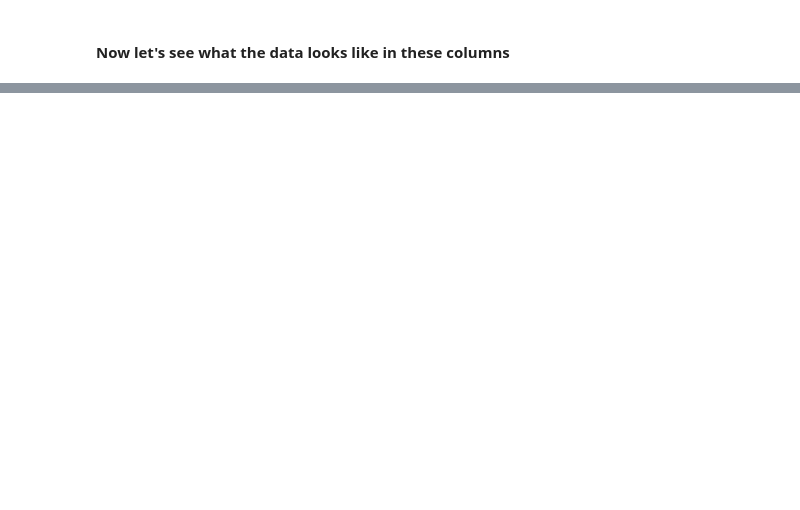
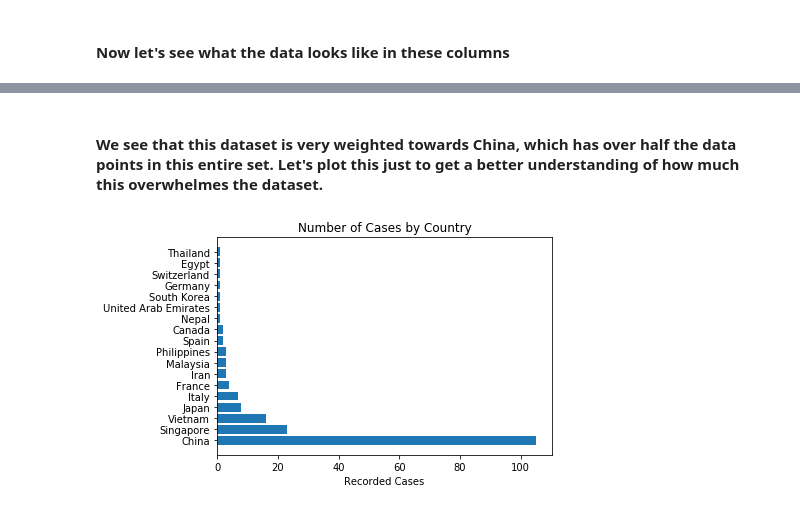
Before and after one commit to jdg021/320_Project, a Jupyter notebook: Project2.ipynb, the cells around one changed output, grey strips where cells are left out. Cells and saved outputs as stored; diff of their text form; code cells hidden in the pictures; blank space fills up the shorter version.

```diff
--- a/Project2.ipynb
+++ b/Project2.ipynb
@@ -117,0 +138,7 @@ This is unfortunate considering this is about half of our dataset, but we can de
+# %%
+#Define data we want to drop
+low_data = ['reported_market_exposure','chronic_disease_binary', 'chronic_disease', 'date_death_or_discharge']
+#Drop uneeded data
+df = df.drop(columns = low_data, errors = 'ignore')
+
+df.describe(include='all')
@@ -117,0 +160,3 @@ This is unfortunate considering this is about half of our dataset, but we can de
+# %%
+df = df[~df.outcome.isna()]
+df.info()
@@ -118,3 +215,16 @@ This is unfortunate considering this is about half of our dataset, but we can de
+# %% [markdown]
+#### We see that this dataset is very weighted towards China, which has over half the data points in this entire set. Let's plot this just to get a better understanding of how much this overwhelmes the dataset.
+# %%
+unique_countries = df.groupby('country')['ID'].nunique().sort_values(ascending=False)
+
+
+#Plot data
+plt.barh(unique_countries.index, unique_countries)
+plt.title('Number of Cases by Country')
+plt.xlabel('Recorded Cases')
+plt.show()
+# %% [output]
+[figure, added]
 # %% [markdown]
 ---
 ### Cleaning the data
```
Also changed, not shown: parts of 78 cells of this notebook.
